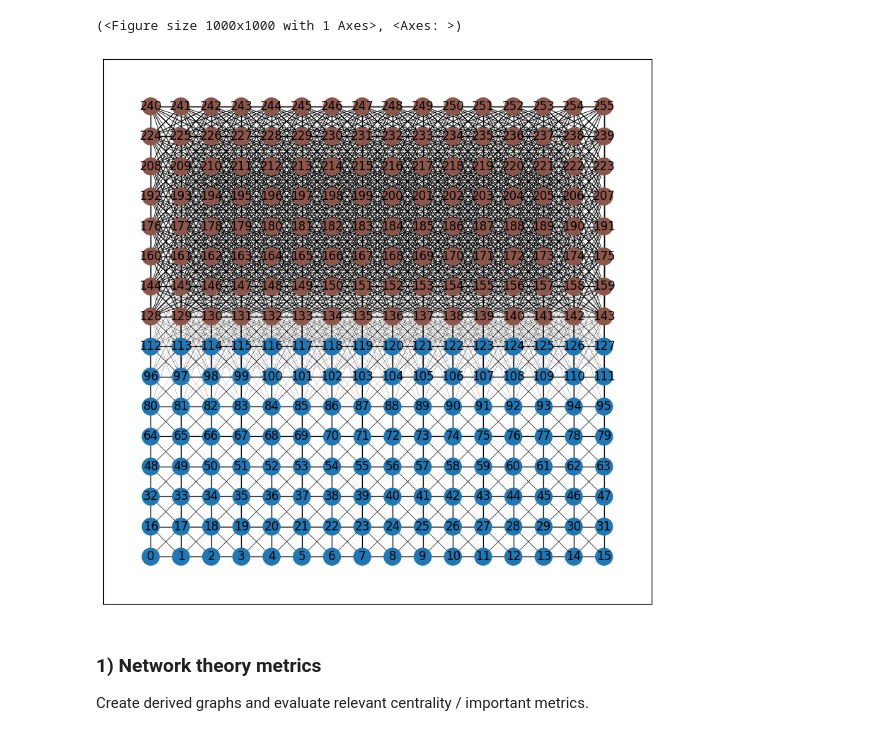
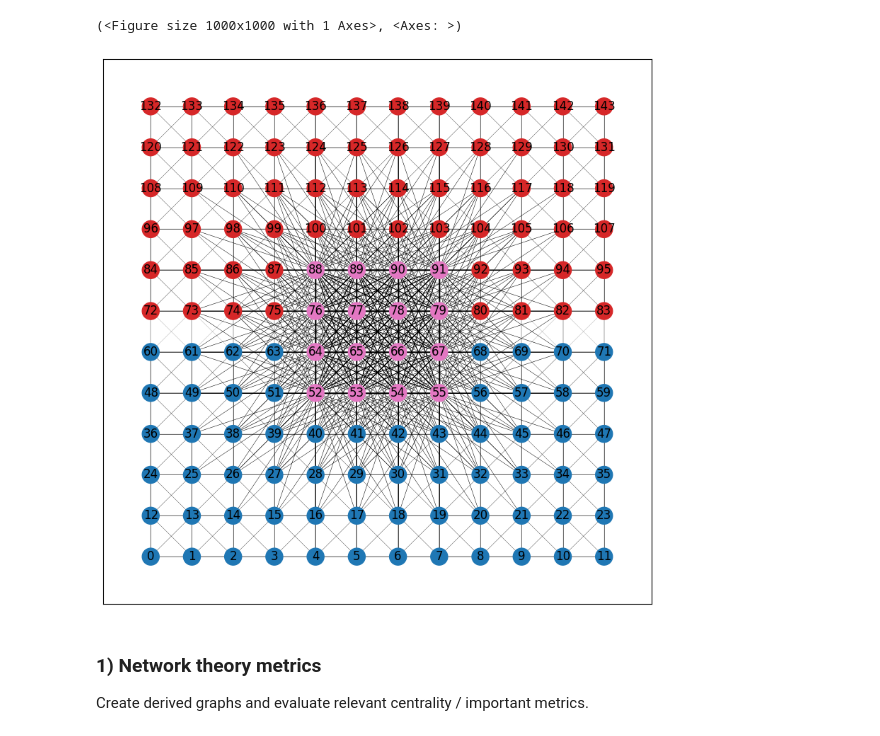
Before and after one commit to adamLastovka/KuramotoNeuralSimulations, a Jupyter notebook: Notebooks/05_metric_comparison.ipynb, the cells around one changed output. Saved outputs shown, nothing was run; the diff lists cells and outputs as text; code cells hidden in the pictures.

```diff
--- a/Notebooks/05_metric_comparison.ipynb
+++ b/Notebooks/05_metric_comparison.ipynb
@@ -11,7 +11,13 @@ from kuramoto.config import (
     KernelComponentConfig,
     build_simulation,
 )
-from kuramoto.analysis import order_parameter, compute_effective_coupling, avg_effective_coupling
+from kuramoto.analysis import (
+    order_parameter,
+    compute_effective_coupling,
+    avg_effective_coupling,
+    functional_connectivity,
+    R_link,
+)
 from kuramoto.adjoint import (
     grads_final_R,
     grads_mean_R,
@@ -24,16 +30,13 @@ from kuramoto.network import (
     create_cortical_graph,
     plot_cortical_graph,
     get_degree,
-    get_deg_centrality,
-    get_closeness_centrality,
-    get_betweenness_centrality,
-    get_eigenvector_centrality,
+    plot_graph_metrics
 )
 
 from jax import numpy as jnp
 
 SEED = 42
-grid_shape = (16, 16)
+grid_shape = (12, 12)
 T_END = 10.0
 dt = 0.01
 
@@ -41,8 +44,10 @@ RNG = np.random.default_rng(SEED)
 
 
 n_rows, n_cols = grid_shape
+
 group_ids = np.zeros((n_rows, n_cols), dtype=int)
 group_ids[n_rows // 2 :, :] = 1 # Top half is group 1, bottom half is group 0
+group_ids[n_rows // 2 -2: n_rows // 2 +2, n_cols // 2 -2: n_cols // 2 +2] = 2 # 3x3 block in center is group 2
 group_ids = group_ids.ravel().tolist()
 
 components = [
@@ -56,59 +61,66 @@ components = [
     ),
     KernelComponentConfig(
         kernel="gaussian",
-        base_strength=0.8,
-        kernel_params={"sigma": 3.0},
-        radius=4.0,
+        base_strength=1.0,
+        kernel_params={"sigma": 1.0},
+        radius=2.0,
         node_groups=[1],
         edge_mode="within",
     ),
+    KernelComponentConfig( # Fully connected coupling from group 2 to groups 0 and 1
+        kernel="gaussian",
+        base_strength=0.8,
+        kernel_params={"sigma": 4.0},
+        radius=4.0,
+        node_groups=[2],
+        edge_mode="outgoing",
+    ),
     KernelComponentConfig(
         kernel="gaussian",
-        base_strength=0.4,
+        base_strength=0.8,
+        kernel_params={"sigma": 4.0},
+        radius=4.0,
+        node_groups=[2],
+        edge_mode="incoming",
+    ),
+    KernelComponentConfig( # weak one way coupling from group 1 to group 0
+        kernel="gaussian",
+        base_strength=0.2,
         kernel_params={"sigma": 2.0},
-        radius=4.0,
+        radius=2.0,
         node_groups=[1],
         edge_mode="custom",
         to_node_groups=[0],
     ),
-    # KernelComponentConfig(
-    #     kernel="gaussian",
-    #     base_strength=0.4,
-    #     kernel_params={"sigma": 2.0},
-    #     radius=4.0,
-    #     node_groups=[0],
-    #     edge_mode="custom",
-    #     to_node_groups=[1],
-    # ),
 ]
 
 cfg = SimulationConfig(
     grid=GridConfig(shape=grid_shape, periodic=False),
     coupling=CouplingConfig(
         kernel="gaussian",
         base_strength=1.0,
         radius=4.0,
         mode="spatial",
         components=components,
         group_ids=group_ids,
     ),
     initial_theta=InitThetaConfig(mode="uniform"),
     initial_omega=InitOmegaConfig(mode="normal", mu=0.0, sigma=0.3),
     seed=42,
 )
 
 sim = build_simulation(config=cfg, rng=np.random.default_rng(SEED))
 
 # Run simulation
 results = sim.run((0, T_END), dt, rng=RNG)
 
 # Visualize base network
 G = create_cortical_graph(sim)
 
 plot_cortical_graph(G, layout="grid")
 # %% [output]
 (<Figure size 1000x1000 with 1 Axes>, <Axes: >)
-[figure, old version]
+[figure, new version]
 # %% [markdown]
 ### 1) Network theory metrics
 
```
Also changed, not shown: parts of 5 cells of this notebook, 2 other files.
